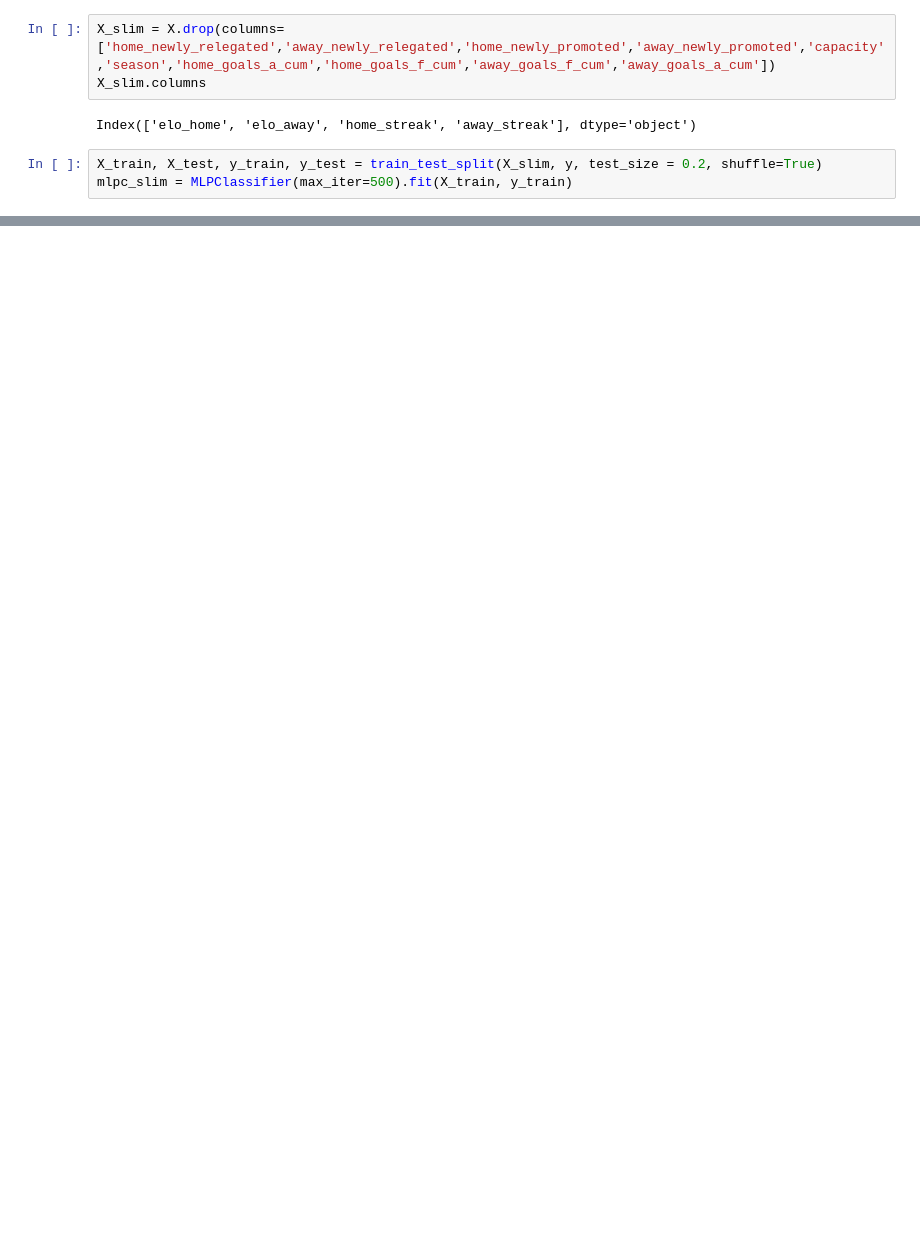
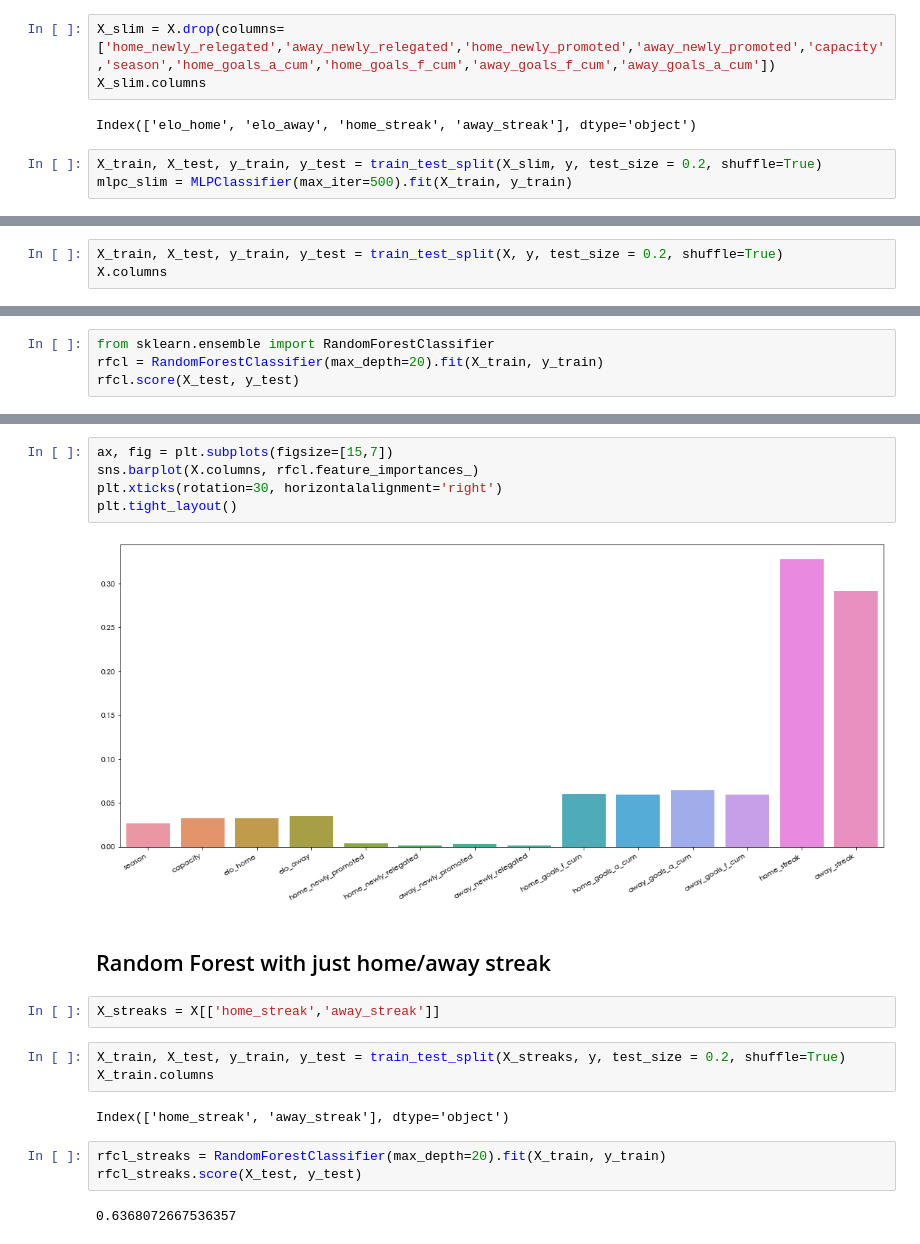
Before and after one commit to jonfrank/football-predictor, a Jupyter notebook: football-models.ipynb, the cells around one changed output, grey strips where cells are left out. Drawn from its saved outputs; the diff is of its cells as text; blank space fills up the shorter version.

```diff
--- a/football-models.ipynb
+++ b/football-models.ipynb
@@ -72,0 +78,3 @@ mlpc_slim.score(X_test, y_test)
+# %%
+X_train, X_test, y_train, y_test = train_test_split(X, y, test_size = 0.2, shuffle=True)
+X.columns
@@ -72,0 +87,4 @@ mlpc_slim.score(X_test, y_test)
+# %%
+from sklearn.ensemble import RandomForestClassifier
+rfcl = RandomForestClassifier(max_depth=20).fit(X_train, y_train)
+rfcl.score(X_test, y_test)
@@ -72,0 +100,21 @@ mlpc_slim.score(X_test, y_test)
+# %%
+ax, fig = plt.subplots(figsize=[15,7])
+sns.barplot(X.columns, rfcl.feature_importances_)
+plt.xticks(rotation=30, horizontalalignment='right')
+plt.tight_layout()
+# %% [output]
+[figure, added]
+# %% [markdown]
+## Random Forest with just home/away streak
+# %%
+X_streaks = X[['home_streak','away_streak']]
+# %%
+X_train, X_test, y_train, y_test = train_test_split(X_streaks, y, test_size = 0.2, shuffle=True)
+X_train.columns
+# %% [output]
+Index(['home_streak', 'away_streak'], dtype='object')
+# %%
+rfcl_streaks = RandomForestClassifier(max_depth=20).fit(X_train, y_train)
+rfcl_streaks.score(X_test, y_test)
+# %% [output]
+0.6368072667536357
```
Also changed, not shown: parts of 13 cells of this notebook.
